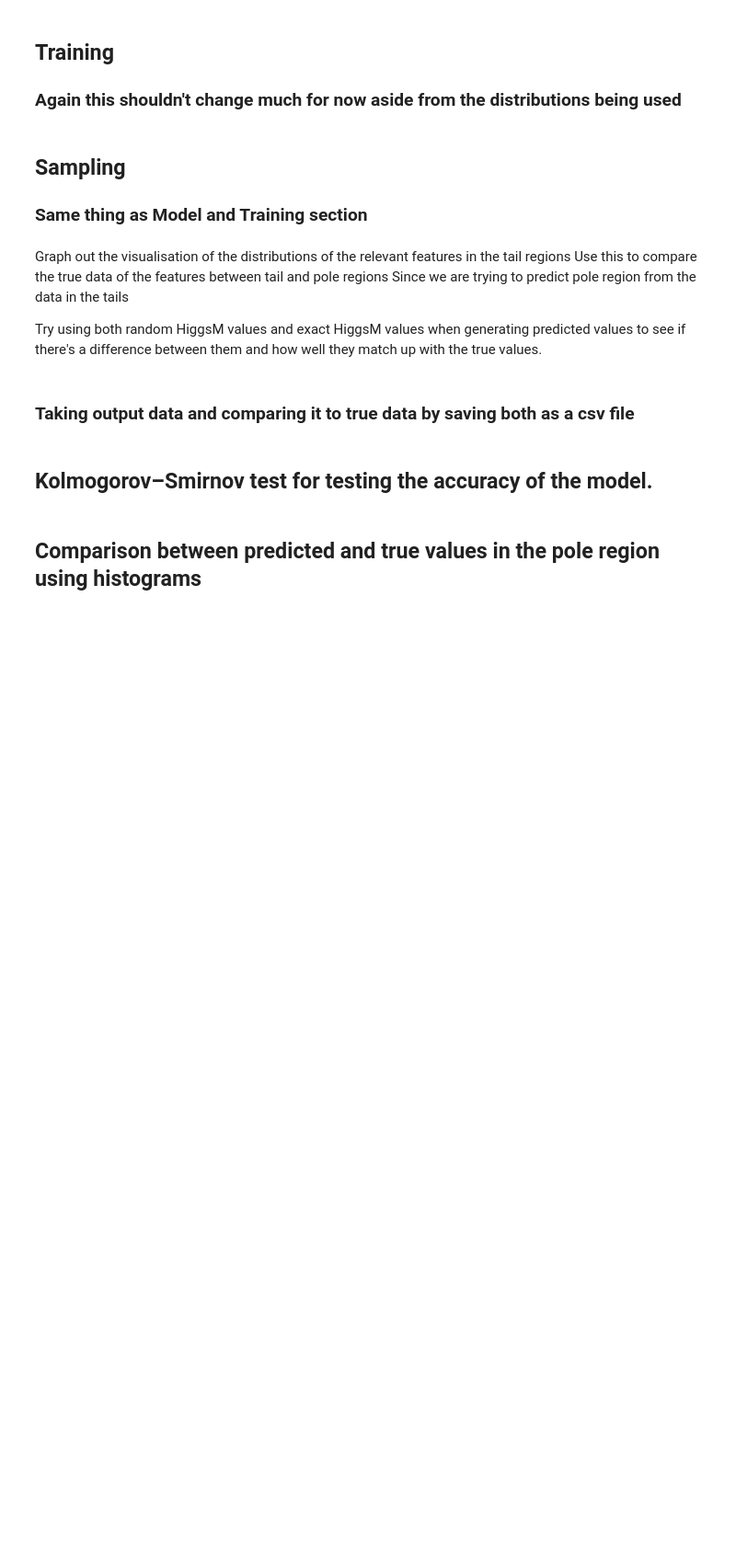
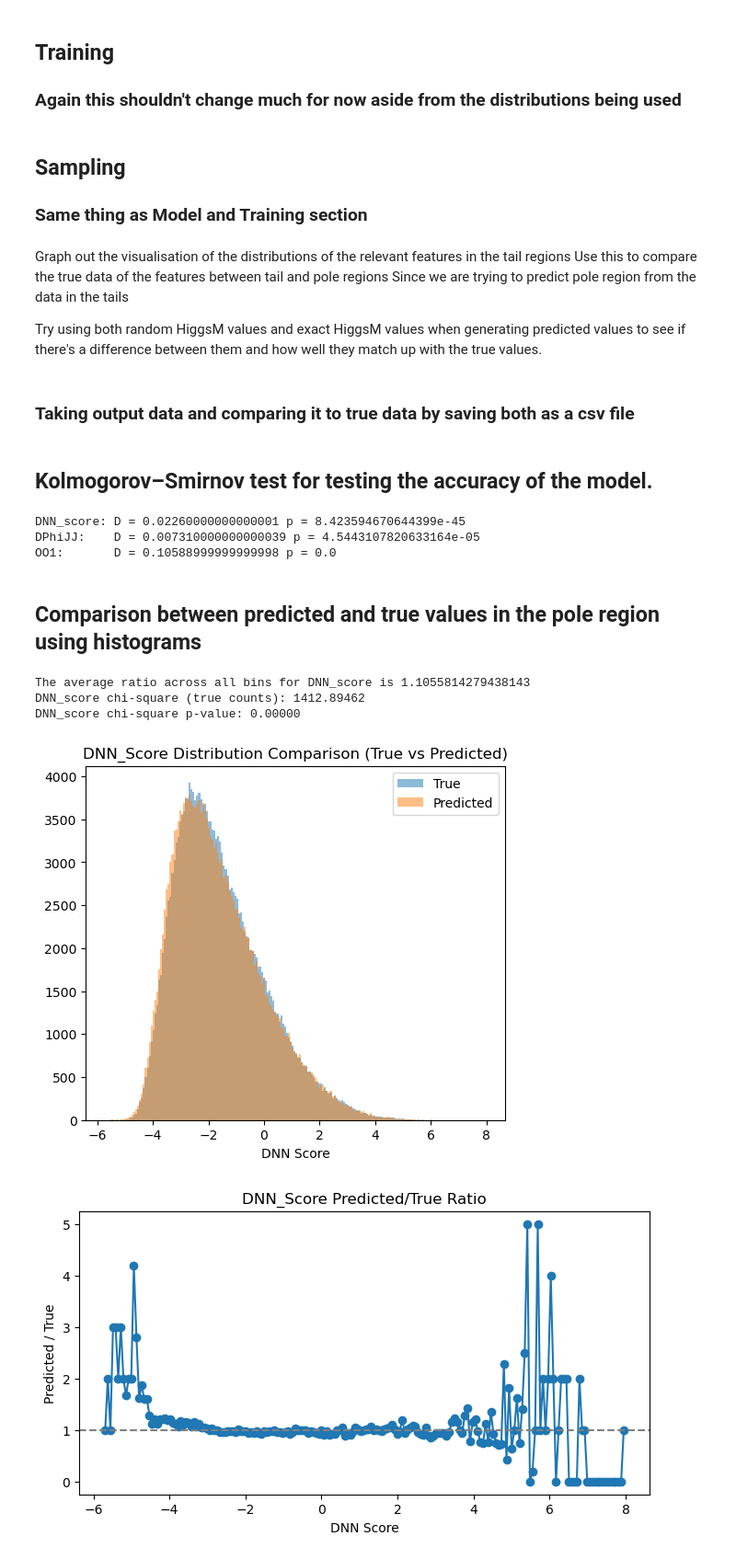
Before and after one commit to Pigwiggy/senior-honours-project, a Jupyter notebook: multifeature_flow-matching2.0.ipynb, the cells around one changed output. Shown at 92% size. Cells and saved outputs as stored; diff of their text form; code cells hidden in the pictures; blank space fills up the shorter version.

Commit message:
Added chi-squared tests for predicted-vs-true and a brief explanation at the end about the p and D-values

```diff
--- a/multifeature_flow-matching2.0.ipynb
+++ b/multifeature_flow-matching2.0.ipynb
@@ -362,6 +364,9 @@ csv2.to_csv('data_dump/multi_true_pole_region.csv', index=False)
 ## Kolmogorov–Smirnov test for testing the accuracy of the model.
 # %%
 from scipy.stats import ks_2samp
+
+true_points_pole = pd.read_csv('data_dump/multi_true_pole_region.csv')
+pred_points_pole = pd.read_csv('data_dump/multi_predicted_pole_region.csv')
 
 real_dnn = true_points_pole['DNN_score'].to_numpy()
 model_dnn = pred_points_pole['DNN_score'].to_numpy()
@@ -378,6 +383,10 @@ D_oo1, p_oo1   = ks_2samp(real_oo1,   model_oo1,   alternative='two-sided')
 print("DNN_score: D =", D_dnn, "p =", p_dnn)
 print("DPhiJJ:    D =", D_dphi, "p =", p_dphi)
 print("OO1:       D =", D_oo1, "p =", p_oo1)
+# %% [output]
+DNN_score: D = 0.02260000000000001 p = 8.423594670644399e-45
+DPhiJJ:    D = 0.007310000000000039 p = 4.5443107820633164e-05
+OO1:       D = 0.10588999999999998 p = 0.0
 # %% [markdown]
 ## Comparison between predicted and true values in the pole region using histograms
 # %%
@@ -394,37 +403,46 @@ DNN_true_counts = np.histogram(DNN_true_vals, bins=DNN_bin_edges)[0]
 DNN_pred_counts = np.histogram(DNN_pred_vals, bins=DNN_bin_edges)[0]
 DNN_ratio = DNN_pred_counts / np.maximum(DNN_true_counts, 1)
 
-print(DNN_pred_counts)
 
 # Addressing the issue of very large ratios in some bins by capping the ratio at a reasonable value (e.g., 2)
 for i in range(len(DNN_ratio)):
     if DNN_ratio[i] > 5:
         DNN_ratio[i] = 2
 
+print(f"The average ratio across all bins for DNN_score is {np.mean(DNN_ratio)}")
+
+# Using chi-square test to compare the predicted and true counts in each bin of the DNN_score distribution
+DNN_chi_square = np.sum((DNN_pred_counts - DNN_true_counts)**2 / np.maximum(DNN_true_counts, 1))
+print(f"DNN_score chi-square (true counts): {DNN_chi_square:.5f}")
+p_value = 1 - stats.chi2.cdf(DNN_chi_square, df=DNN_num_bins-1)
+print(f"DNN_score chi-square p-value: {p_value:.5f}")
 
 # Bin centers for plotting
 DNN_bin_centers = 0.5 * (DNN_bin_edges[:-1] + DNN_bin_edges[1:])
-
 
 plt.figure(1, figsize=(20, 5))
 plt.subplot(1, 3, 1)
 plt.hist(DNN_true_df, bins=DNN_bin_edges, alpha=0.5, label='True')
 plt.hist(DNN_pred_df, bins=DNN_bin_edges, alpha=0.5, label='Predicted')
 plt.xlabel('DNN Score')
 plt.title('DNN_Score Distribution Comparison (True vs Predicted)')
 plt.legend()
 plt.savefig('graphs/DNN_score_comparison.png')
 
 plt.figure(figsize=(8, 4))
 plt.plot(DNN_bin_centers, DNN_ratio, marker='o')
 plt.axhline(1.0, color='gray', linestyle='--')
 plt.xlabel('DNN Score')
 plt.ylabel('Predicted / True')
 plt.title('DNN_Score Predicted/True Ratio')
 plt.savefig('graphs/DNN_score_ratio.png')
 plt.show()
-
-print(f"The average ratio across all bins for DNN_score is {np.mean(DNN_ratio)}")
+# %% [output]
+The average ratio across all bins for DNN_score is 1.1055814279438143
+DNN_score chi-square (true counts): 1412.89462
+DNN_score chi-square p-value: 0.00000
+[figure, added]
+[figure, added]
 # %%
 # OO1 distribution
 OO1_true_df = np.sort(true_points_pole[['OO1']].to_numpy())
```
Also changed, not shown: parts of 5 cells of this notebook.
